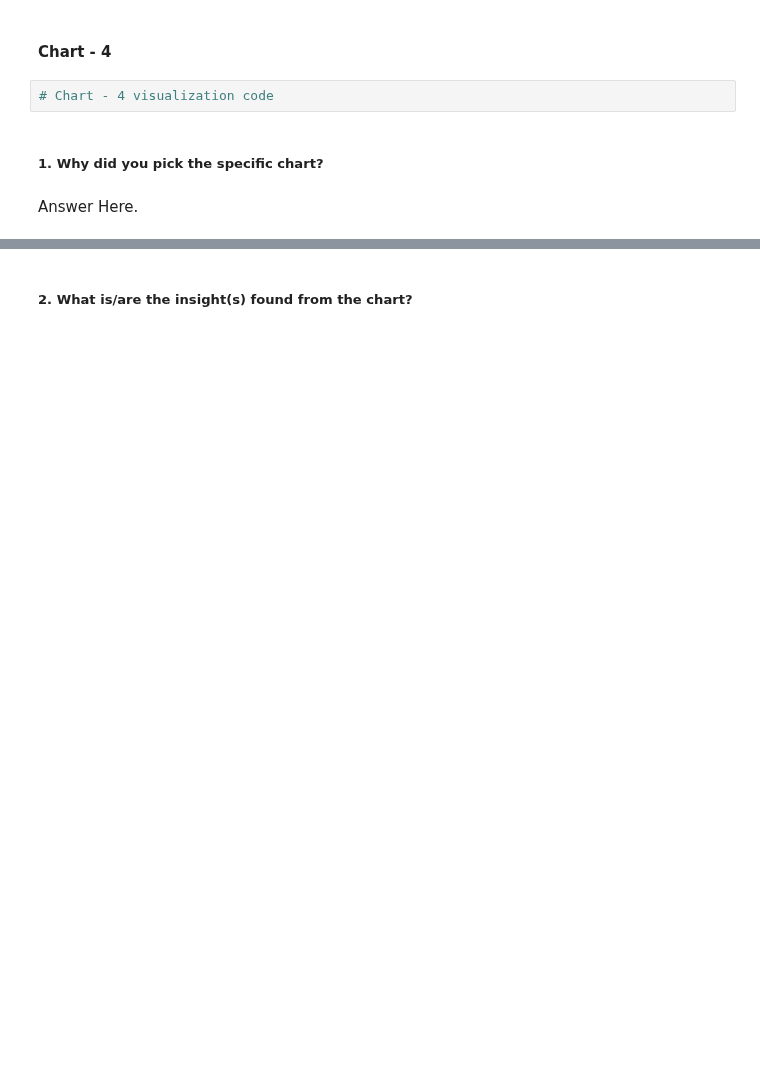
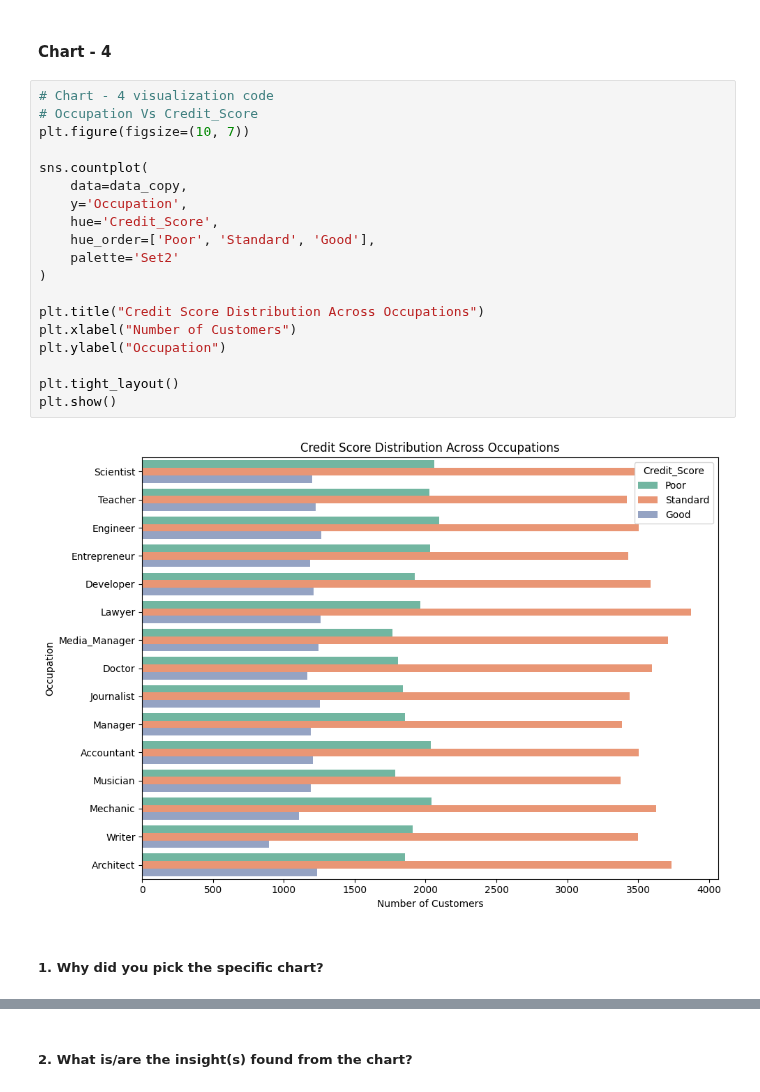
Before and after one commit to Shuvam-2000/Paisa-Bazar-Bank-Fraud-Analysis, a Jupyter notebook: Paisa_Bazar_Bank_Fraud_Analysis.ipynb, the cells around one changed output, grey strips where cells are left out. Drawn from its saved outputs; the diff is of its cells as text; blank space fills up the shorter version.

```diff
--- a/Paisa_Bazar_Bank_Fraud_Analysis.ipynb
+++ b/Paisa_Bazar_Bank_Fraud_Analysis.ipynb
@@ -1039,8 +1056,25 @@ Answer Here
 # %% [markdown]
 #### Chart - 4
-# %%
-# Chart - 4 visualization code
+# %%
+# Chart - 4 visualization code
+# Occupation Vs Credit_Score
+plt.figure(figsize=(10, 7))
+
+sns.countplot(
+    data=data_copy,
+    y='Occupation',
+    hue='Credit_Score',
+    hue_order=['Poor', 'Standard', 'Good'],
+    palette='Set2'
+)
+
+plt.title("Credit Score Distribution Across Occupations")
+plt.xlabel("Number of Customers")
+plt.ylabel("Occupation")
+
+plt.tight_layout()
+plt.show()
+# %% [output]
+[figure, added]
 # %% [markdown]
 ##### 1. Why did you pick the specific chart?
-# %% [markdown]
-Answer Here.
```
Also changed, not shown: parts of 100 cells of this notebook.
